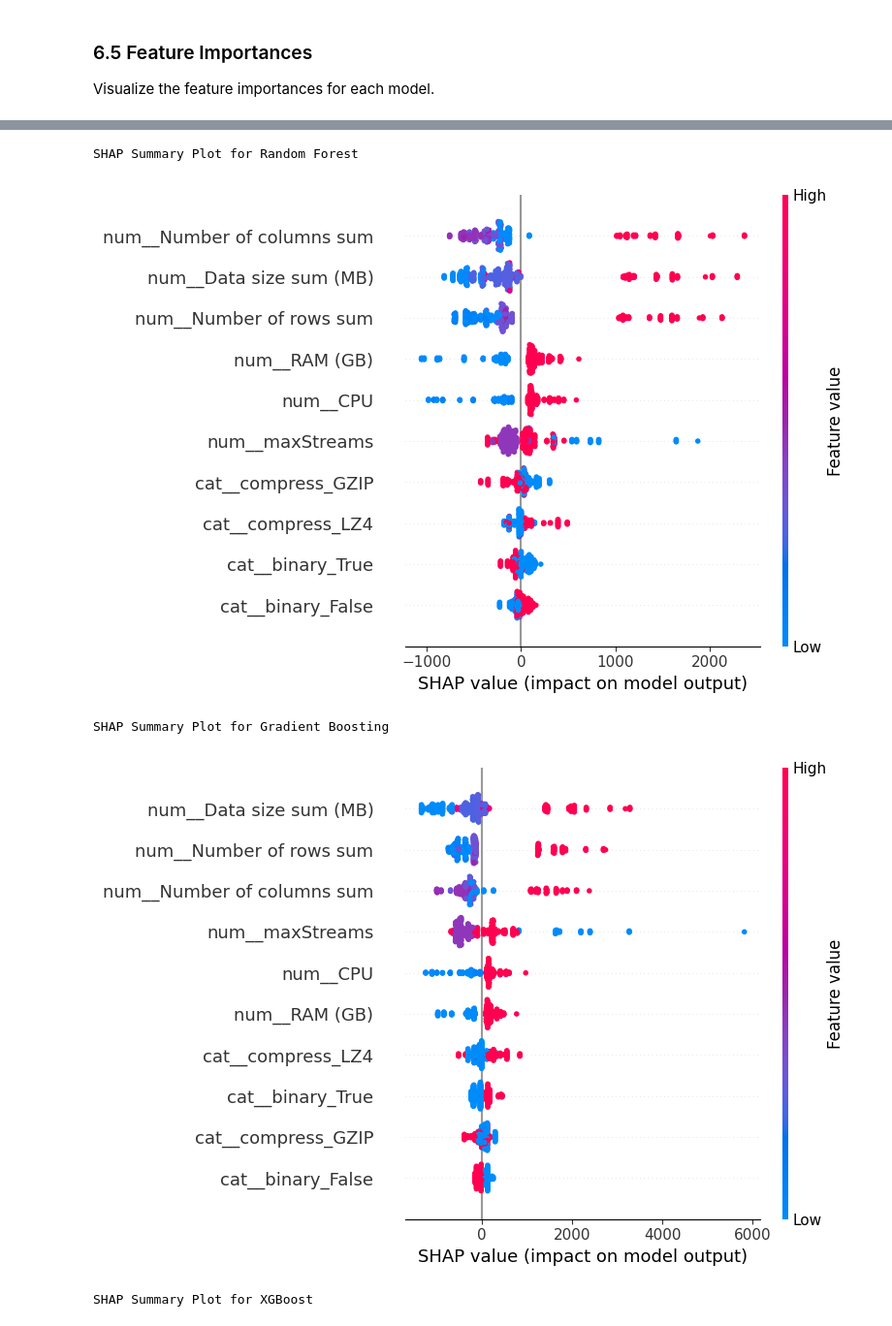
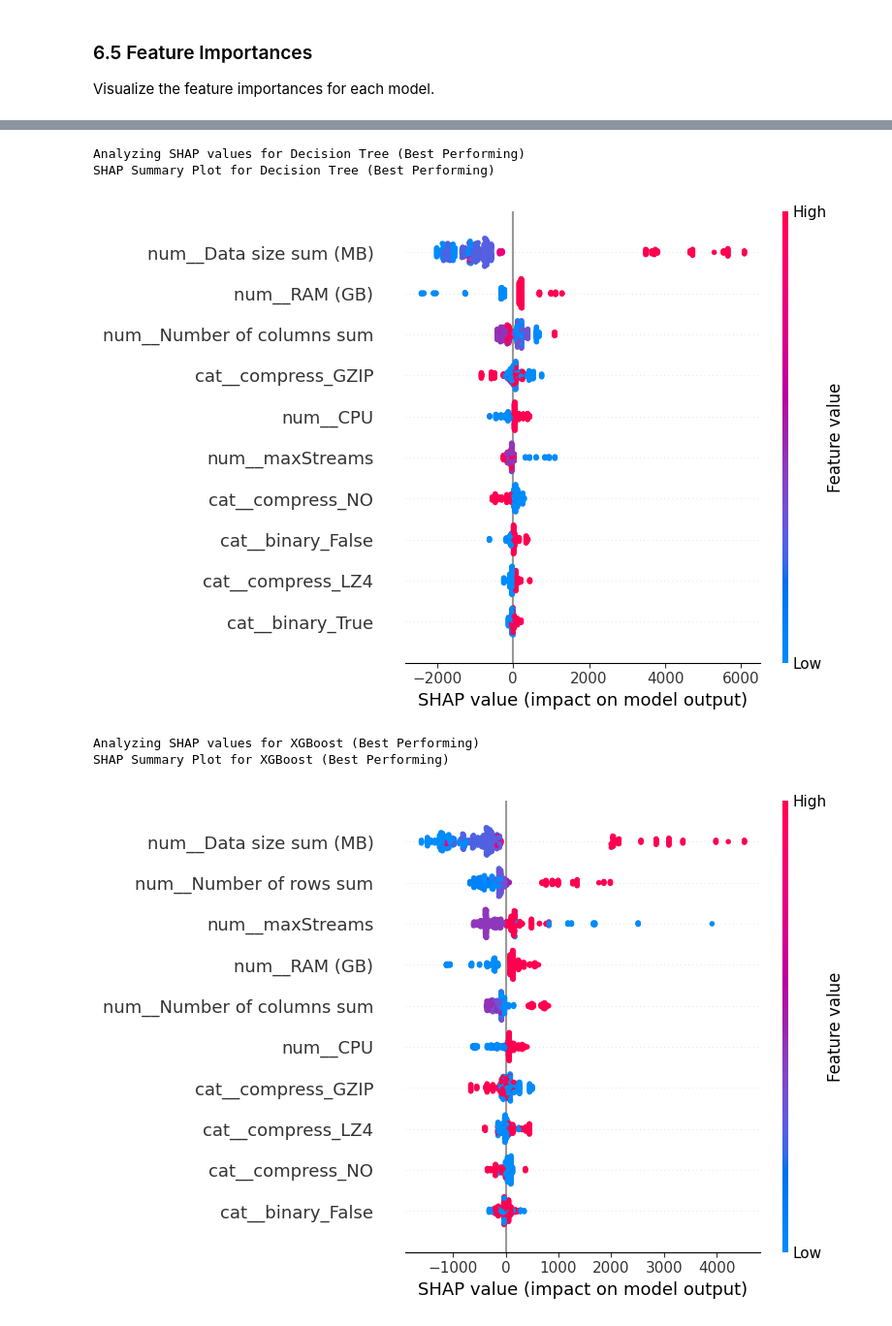
Before and after one commit to yorku-ease/DmML, a Jupyter notebook: db2_data_cleaning.ipynb, the cells around one changed output, grey strips where cells are left out. Shown at 97% size. Drawn from its saved outputs; the diff is of its cells as text; code cells hidden in the pictures.

```diff
--- a/db2_data_cleaning.ipynb
+++ b/db2_data_cleaning.ipynb
@@ -1190,8 +1314,9 @@ import xgboost as xgb
 # %%
-# XGBoost Default
-xgb_model = xgb.XGBRegressor(objective='reg:squarederror', random_state=42)
-xgb_model.fit(X_train, y_train)
-y_pred_xgb_default = xgb_model.predict(X_test)
+# # XGBoost Default
+# xgb_model = xgb.XGBRegressor(objective='reg:squarederror', random_state=42)
+# xgb_model.fit(X_train, y_train)
+# y_pred_xgb_default = xgb_model.predict(X_test)
 
-print("XGBoost Regressor Report (Default):")
-reports["XGBoost (Default)"] = regression_report(y_test, y_pred_xgb_default)
+# print("XGBoost Regressor Report (Default):")
+# default_models_df["Gradient Boosting (Default)"] = regression_report(y_test, y_pred_dt_default)
+# reports["XGBoost (Default)"] = regression_report(y_test, y_pred_xgb_default)
@@ -1440,0 +1859,13 @@ summary_df
+# %%
+from scipy.stats import shapiro
+
+
+# Run Shapiro-Wilk test for each model's RMSE values
+for model_name, rmse_values in cv_rmse_dict.items():
+    stat, p_value = shapiro(rmse_values)
+    print(f"{model_name}: Shapiro-Wilk test statistic = {stat:.4f}, p-value = {p_value:.4f}")
+
+    if p_value > 0.05:
+        print(f"The RMSE values for {model_name} are approximately normally distributed.")
+    else:
+        print(f"The RMSE values for {model_name} are not normally distributed.")
@@ -1721,37 +2471,39 @@ plt.show()
 # %%
 # Import SHAP
 import shap
 
 # Function to generate SHAP explainer for a given model
 def generate_shap_explainer(model, X_train):
     # Initialize SHAP explainer
     explainer = shap.Explainer(model, X_train)
     # Calculate SHAP values
     shap_values = explainer(X_train)
 
     return explainer, shap_values
 
 # Create a function to plot SHAP values for a model
 def plot_shap_summary(model_name, shap_values, X_train, max_display=10):
     print(f"SHAP Summary Plot for {model_name}")
     shap.summary_plot(shap_values, X_train, max_display=max_display)
 
 # Function to generate and display SHAP results for the best model
 def analyze_model_shap(model_name, model, X_train):
     explainer, shap_values = generate_shap_explainer(model, X_train)
     plot_shap_summary(model_name, shap_values, X_train)
 
-# SHAP analysis for the best Random Forest model
-analyze_model_shap("Random Forest", best_model_rf, X_train)
+# Analyze SHAP values for the best Decision Tree and XGBoost models
 
-# SHAP analysis for the best Gradient Boosting model
-analyze_model_shap("Gradient Boosting", best_model_gb, X_train)
+# Best Decision Tree model (e.g., from Grid Search or Random Search based on lowest RMSE)
+print("Analyzing SHAP values for Decision Tree (Best Performing)")
+analyze_model_shap("Decision Tree (Best Performing)", best_dt_model_grid, X_train)
 
-# SHAP analysis for the best XGBoost model
-analyze_model_shap("XGBoost", best_model_xgb, X_train)
+# Best XGBoost model (e.g., from Grid Search or Random Search based on lowest RMSE)
+print("Analyzing SHAP values for XGBoost (Best Performing)")
+analyze_model_shap("XGBoost (Best Performing)", best_xgb_model_grid, X_train)
 # %% [output]
-SHAP Summary Plot for Random Forest
+Analyzing SHAP values for Decision Tree (Best Performing)
+SHAP Summary Plot for Decision Tree (Best Performing)
-[figure, old version]
+[figure, new version]
-SHAP Summary Plot for Gradient Boosting
+Analyzing SHAP values for XGBoost (Best Performing)
+SHAP Summary Plot for XGBoost (Best Performing)
-[figure, old version]
+[figure, new version]
-SHAP Summary Plot for XGBoost
```
Also changed, not shown: parts of 131 cells of this notebook.
